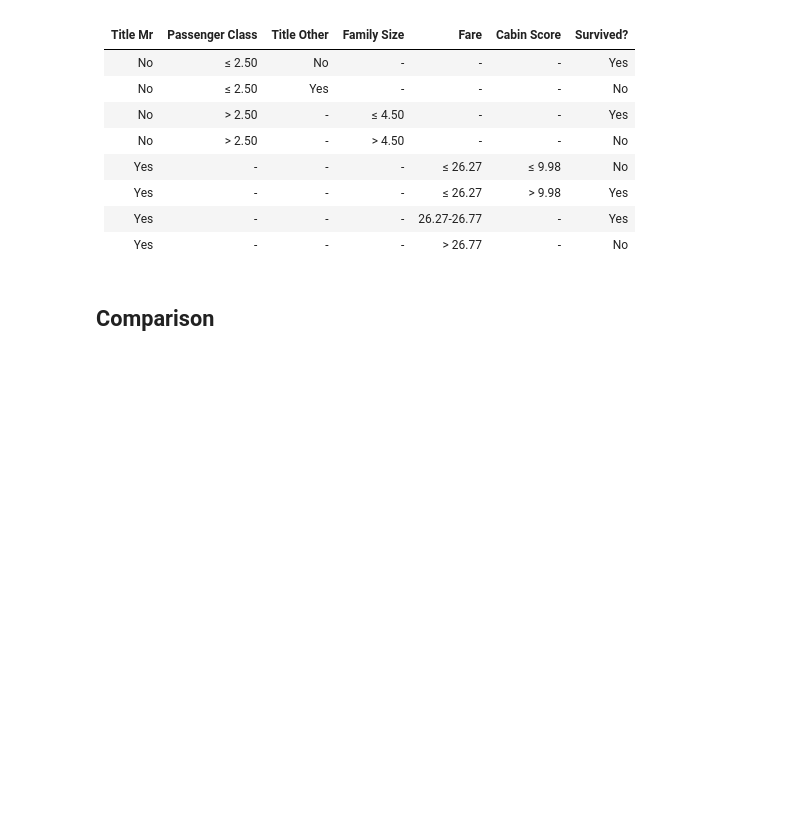
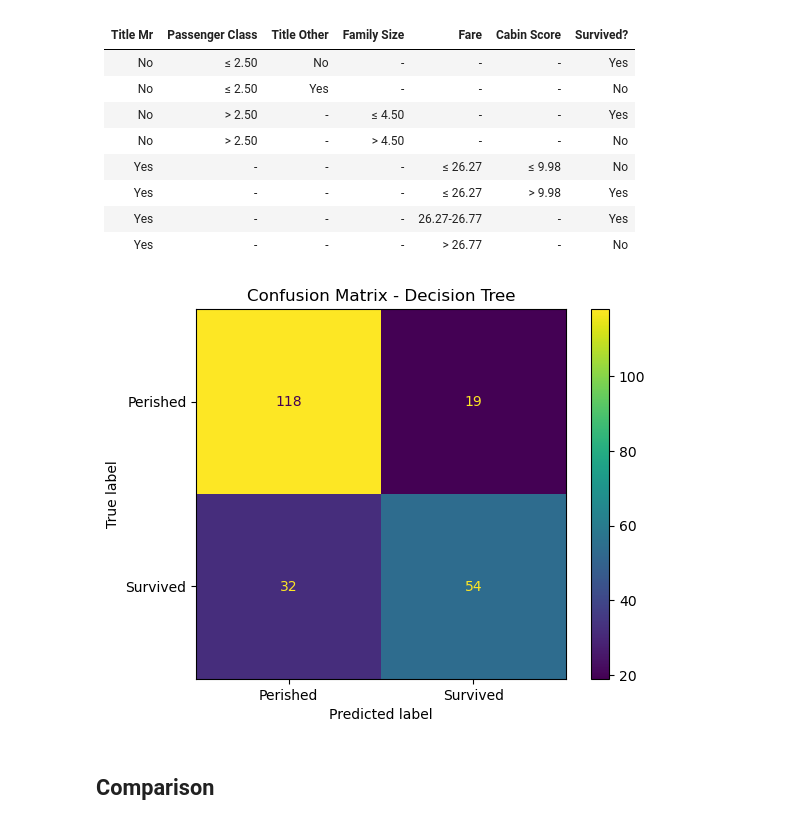
Before and after one commit to rmkamphuis/DATA_572_Project, a Jupyter notebook: Project_Code_572.ipynb, the cells around one changed output. Cells and saved outputs as stored; diff of their text form; code cells hidden in the pictures; blank space fills up the shorter version.

```diff
--- a/Project_Code_572.ipynb
+++ b/Project_Code_572.ipynb
@@ -772,6 +772,19 @@ print(if_else_plot)
 | Yes            | -        | -                | -          | ≤ 26.27    | > 9.98      | Yes               |
 | Yes            | -        | -                | -          | 26.27-26.77| -           | Yes                |
 | Yes            | -        | -                | -          | > 26.77    | -           | No                |
+# %%
+#confusion matrix
+y_pred_tree = decision_tree.predict(X_test)
+
+ConfusionMatrixDisplay.from_predictions(
+    y_test,
+    y_pred_tree,
+    display_labels=["Perished", "Survived"]
+)
+plt.title("Confusion Matrix - Decision Tree")
+plt.show()
+# %% [output]
+[figure, added]
 # %% [markdown]
 ## Comparison
 # %%
```
